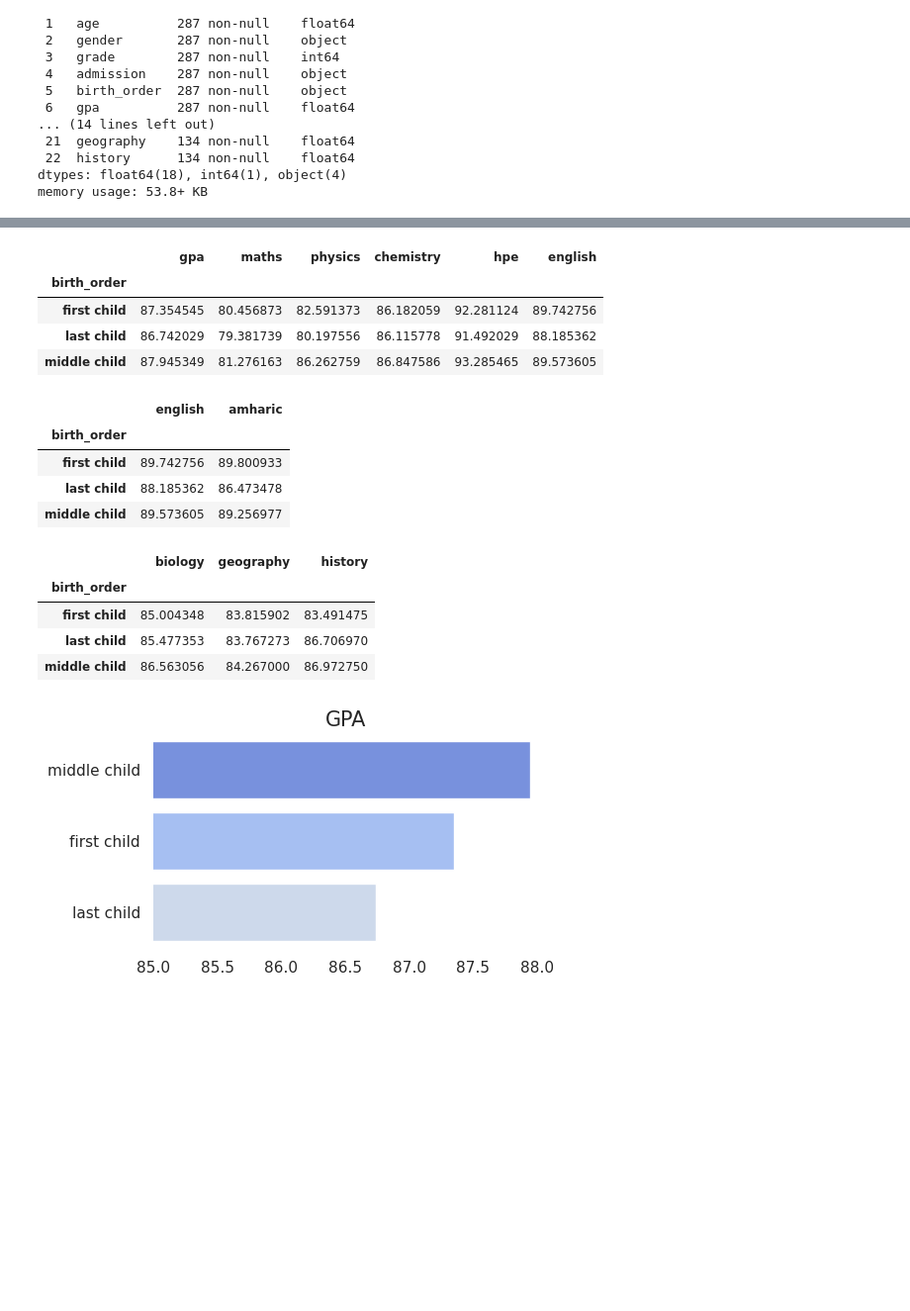
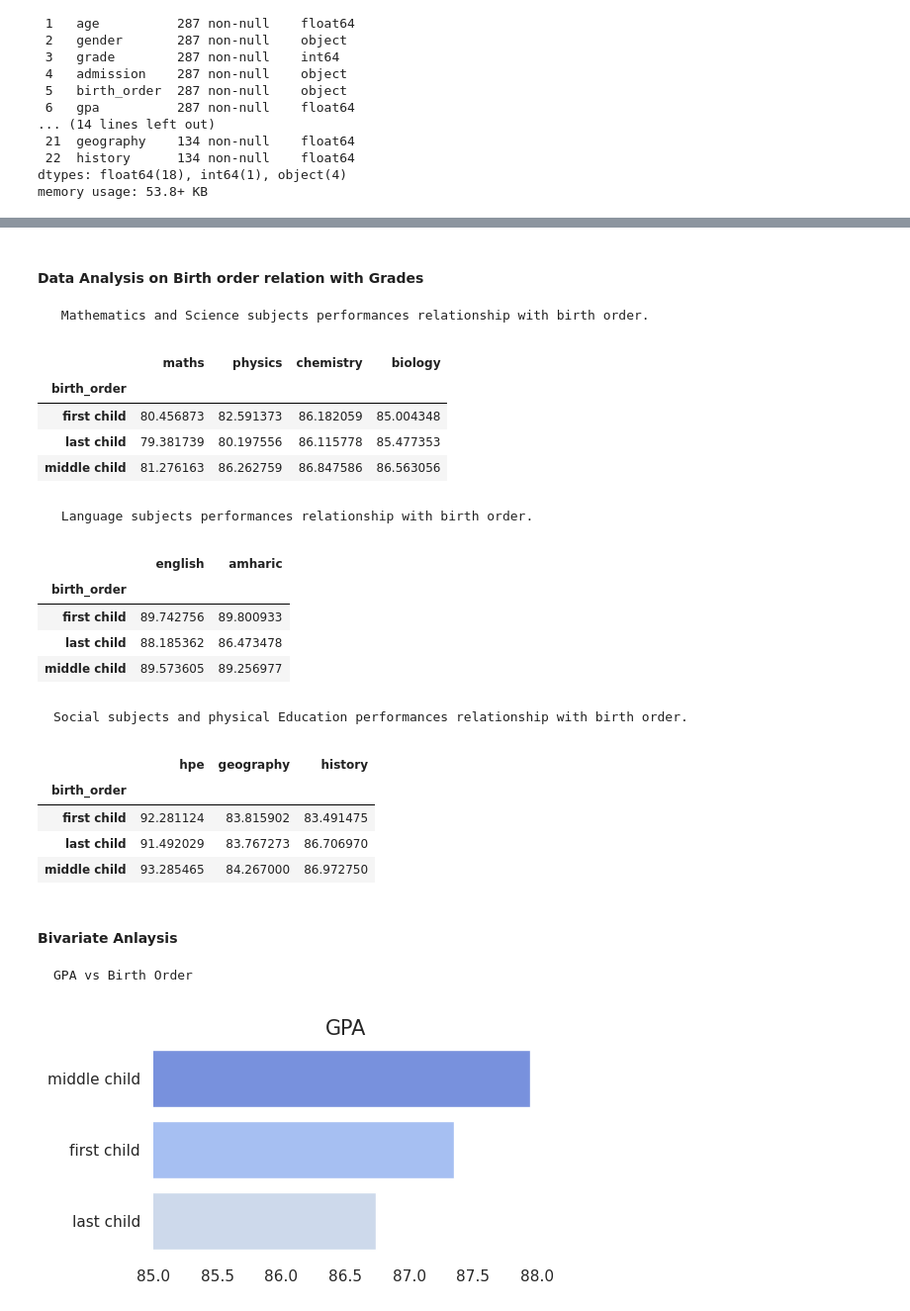
Before and after one commit to Ammon21/School-Data-Science-Project, a Jupyter notebook: notebooks/data_analysis.ipynb, the cells around one changed output, grey strips where cells are left out. Shown at 99% size. Saved outputs shown, nothing was run; the diff lists cells and outputs as text; code cells hidden in the pictures; blank space fills up the shorter version.

Commit message:
Multivariate analysis using groupby func and cmap

```diff
--- a/notebooks/data_analysis.ipynb
+++ b/notebooks/data_analysis.ipynb
@@ -109,12 +132,18 @@ ax.tick_params(left=False)
+# %% [markdown]
+#### Data Analysis on Birth order relation with Grades
+
+     Mathematics and Science subjects performances relationship with birth order.
 # %%
 # mean marks and project submissions for each student
-df.groupby('birth_order')[['gpa', 'maths', 'physics', 'chemistry', 'hpe']].mean()
+df.groupby('birth_order')[['maths', 'physics', 'chemistry','biology']].mean()
 # %% [output]
-|  | gpa | maths | physics | chemistry | hpe | english |
-| birth_order |  |  |  |  |  |  |
-| first child | 87.354545 | 80.456873 | 82.591373 | 86.182059 | 92.281124 | 89.742756 |
-| last child | 86.742029 | 79.381739 | 80.197556 | 86.115778 | 91.492029 | 88.185362 |
-| middle child | 87.945349 | 81.276163 | 86.262759 | 86.847586 | 93.285465 | 89.573605 |
+|  | maths | physics | chemistry | biology |
+| birth_order |  |  |  |  |
+| first child | 80.456873 | 82.591373 | 86.182059 | 85.004348 |
+| last child | 79.381739 | 80.197556 | 86.115778 | 85.477353 |
+| middle child | 81.276163 | 86.262759 | 86.847586 | 86.563056 |
+# %% [markdown]
+     Language subjects performances relationship with birth order.
 # %%
 df.groupby('birth_order')[['english', 'amharic']].mean()
 # %% [output]
@@ -123,14 +152,20 @@ df.groupby('birth_order')[['english', 'amharic']].mean()
 | first child | 89.742756 | 89.800933 |
 | last child | 88.185362 | 86.473478 |
 | middle child | 89.573605 | 89.256977 |
+# %% [markdown]
+    Social subjects and physical Education performances relationship with birth order.
 # %%
-df_hs.groupby('birth_order')[['biology', 'geography', 'history']].mean()
+df.groupby('birth_order')[['hpe', 'geography', 'history']].mean()
 # %% [output]
-|  | biology | geography | history |
+|  | hpe | geography | history |
 | birth_order |  |  |  |
-| first child | 85.004348 | 83.815902 | 83.491475 |
-| last child | 85.477353 | 83.767273 | 86.706970 |
-| middle child | 86.563056 | 84.267000 | 86.972750 |
+| first child | 92.281124 | 83.815902 | 83.491475 |
+| last child | 91.492029 | 83.767273 | 86.706970 |
+| middle child | 93.285465 | 84.267000 | 86.972750 |
+# %% [markdown]
+#### Bivariate Anlaysis
+
+    GPA vs Birth Order
 # %%
 legitbar(df, 'gpa', 'birth_order', 'GPA', 85, 88)
 # %% [output]
```
Also changed, not shown: parts of 29 cells of this notebook.
